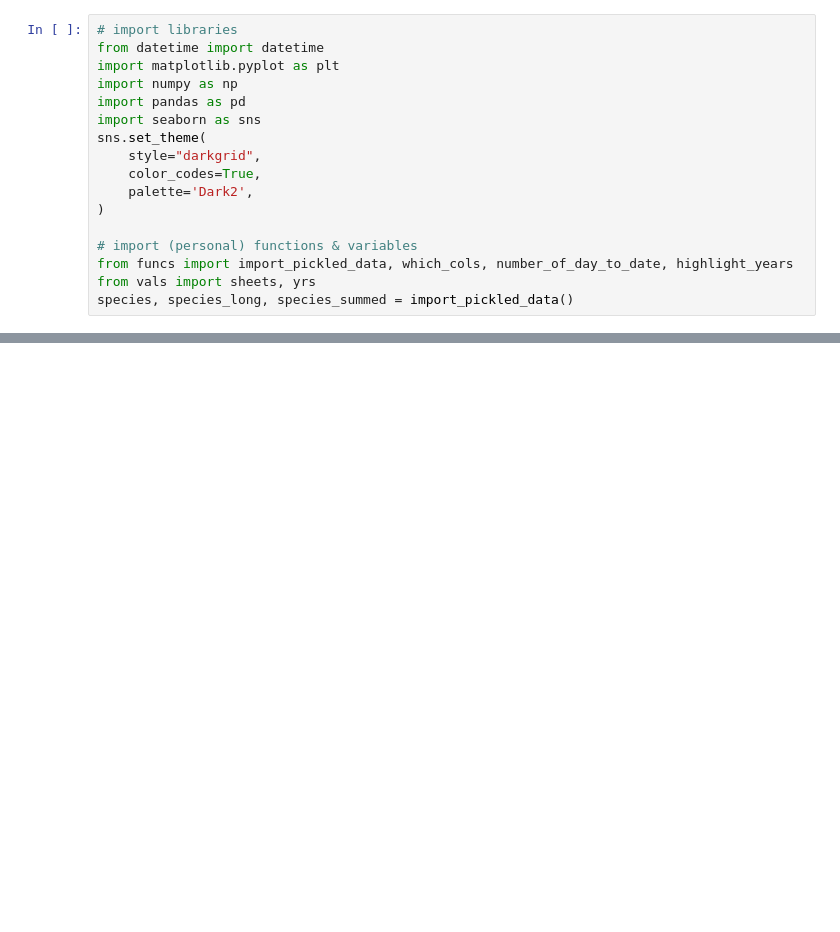
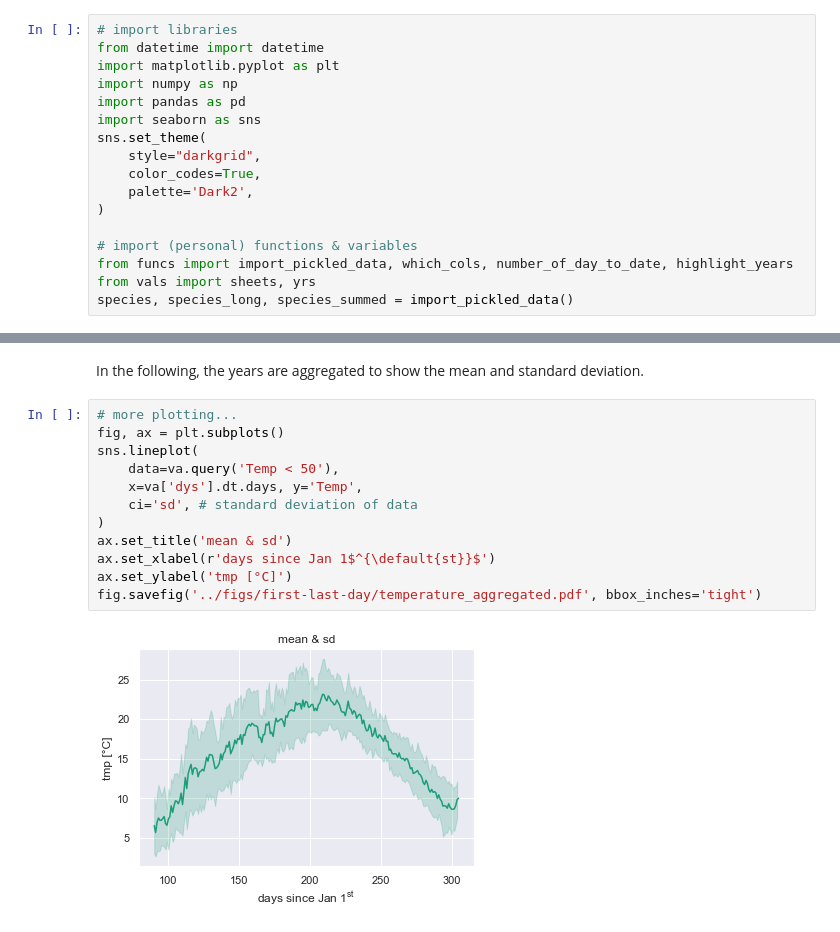
Before and after one commit to gtlab-barcelona/robert, a Jupyter notebook: code/first-last-day.ipynb, the cells around one changed output, grey strips where cells are left out. Cells and saved outputs as stored; diff of their text form; blank space fills up the shorter version.

Commit message:
added standard deviation

```diff
--- a/code/first-last-day.ipynb
+++ b/code/first-last-day.ipynb
@@ -80,0 +60,16 @@ sns.lineplot(
+# %% [markdown]
+In the following, the years are aggregated to show the mean and standard deviation.
+# %%
+# more plotting...
+fig, ax = plt.subplots()
+sns.lineplot(
+    data=va.query('Temp < 50'),
+    x=va['dys'].dt.days, y='Temp',
+    ci='sd', # standard deviation of data
+)
+ax.set_title('mean & sd')
+ax.set_xlabel(r'days since Jan 1$^{\default{st}}$')
+ax.set_ylabel('tmp [°C]')
+fig.savefig('../figs/first-last-day/temperature_aggregated.pdf', bbox_inches='tight')
+# %% [output]
+[figure, added]
```
Also changed, not shown: parts of 8 cells of this notebook, 1 other file.
